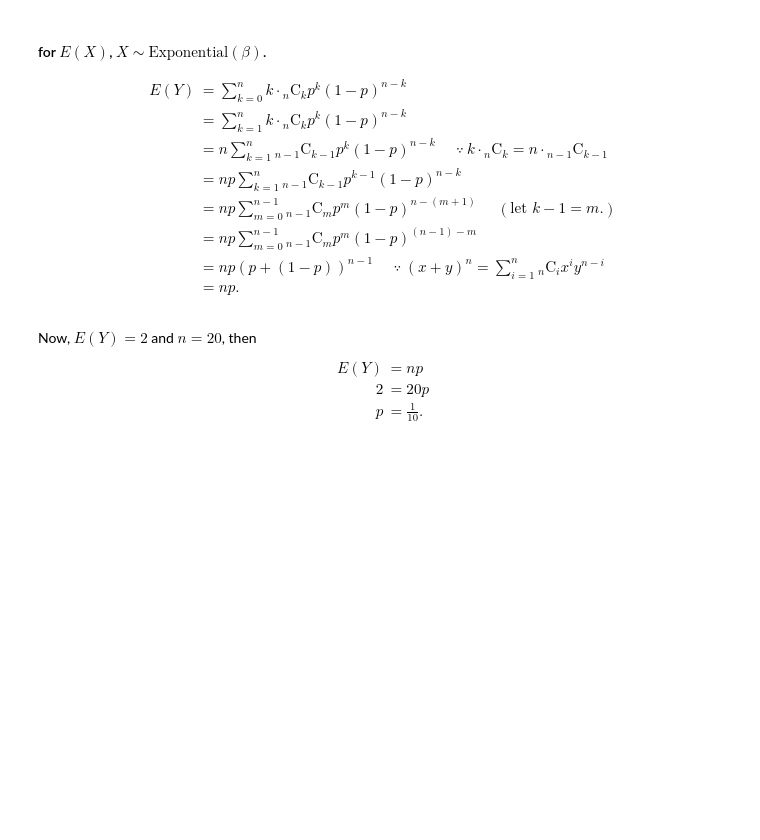
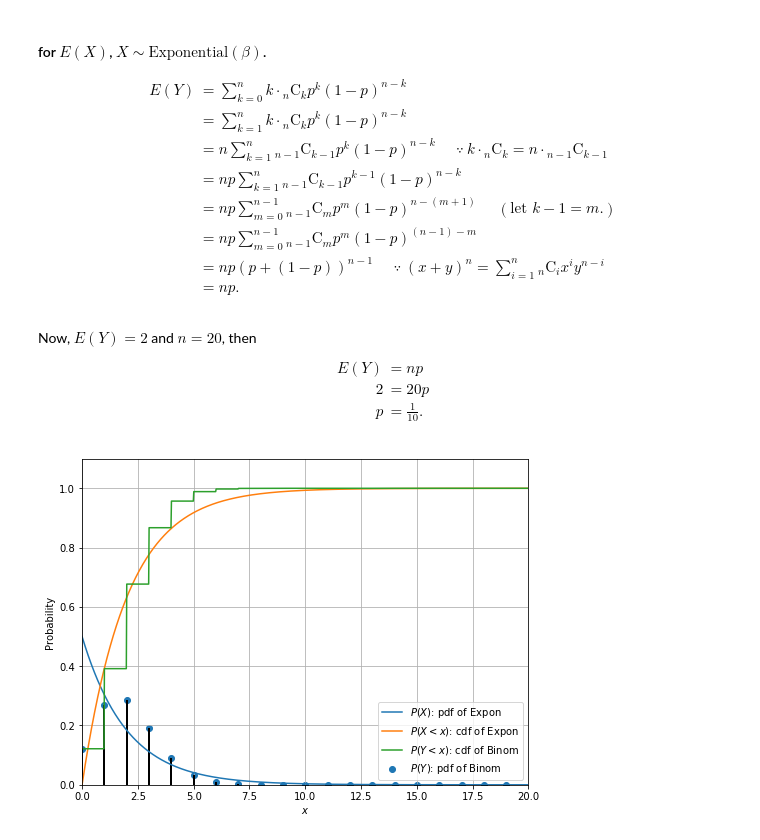
Before and after one commit to indiaki1o/ISI2, a Jupyter notebook: EX3/EX03.ipynb, the cells around one changed output. Cells and saved outputs as stored; diff of their text form; code cells hidden in the pictures; blank space fills up the shorter version.

```diff
--- a/EX3/EX03.ipynb
+++ b/EX3/EX03.ipynb
@@ -181,3 +181,34 @@ p
 %---------------------
 \end{align*}
 $$
+# %%
+X_expon = scipy.stats.expon(scale=2,loc=0)
+X_binom = scipy.stats.binom(n=20,p=0.1)
+#-----------------------------------------------------------
+X=np.linspace(0,20,1000)
+X_disc=np.arange(0,20)
+
+fig_ = plt.figure(figsize=(8,6))
+ax_ = plt.subplot(111)
+
+ax_.plot(X, X_expon.pdf(X), label="$P(X)$: pdf of Expon")
+ax_.vlines(X_disc,0, X_binom.pmf(X_disc),
+           linestyle="-", lw=2)
+ax_.scatter(X_disc, X_binom.pmf(X_disc),
+            label="$P(Y)$: pdf of Binom",
+            linestyle="-")
+ax_.plot(X, X_expon.cdf(X), label="$P(X<x)$: cdf of Expon")
+ax_.plot(X, X_binom.cdf(X), label="$P(Y<x)$: cdf of Binom")
+#-----------------------------------------------------------
+ax_.grid(True)
+# ax_.axis('equal')
+ax_.legend(fontsize=24)
+ax_.axes.set_ylabel("Probability")
+ax_.axes.set_xlim(0,20)
+ax_.axes.set_ylim(0,1.1)
+ax_.axes.set_xlabel("$x$")
+
+ax_.legend()
+ax_.grid(True)
+# %% [output]
+[figure, added]
```
Also changed, not shown: parts of 2 cells of this notebook.
